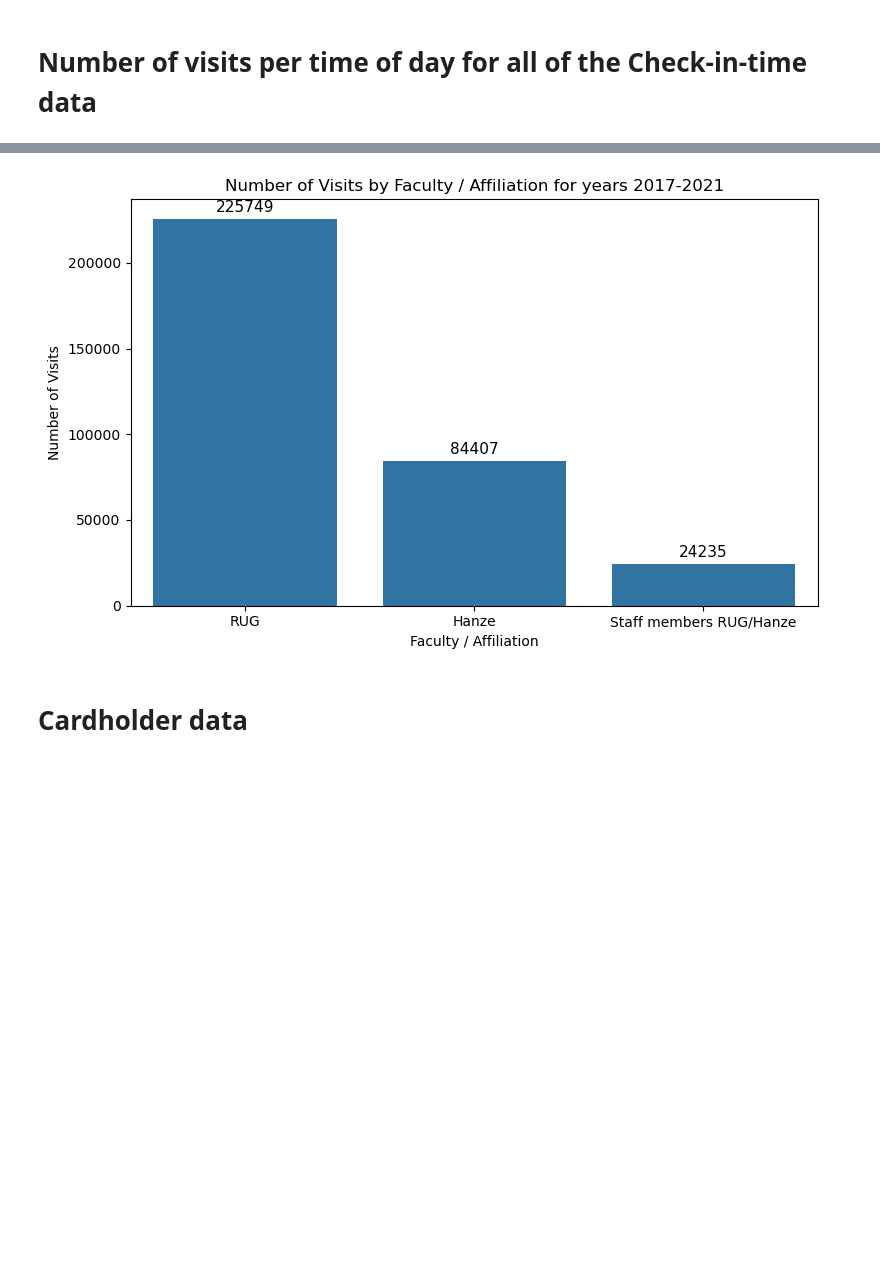
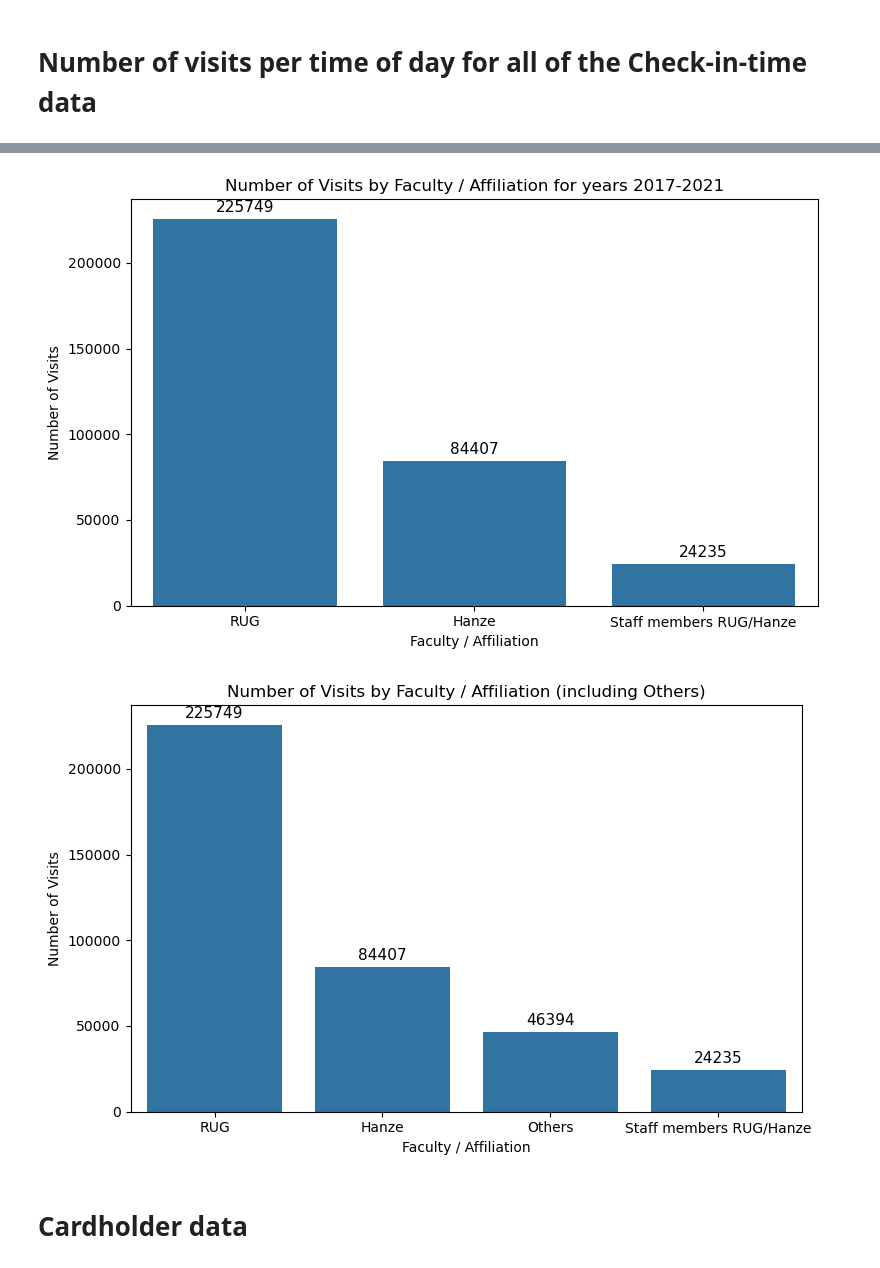
Before and after one commit to korho865/ACLO_project, a Jupyter notebook: ACLO_notebook.ipynb, the cells around one changed output, grey strips where cells are left out. Saved outputs shown, nothing was run; the diff lists cells and outputs as text; code cells hidden in the pictures; blank space fills up the shorter version.

Commit message:
others

```diff
--- a/ACLO_notebook.ipynb
+++ b/ACLO_notebook.ipynb
@@ -61,33 +61,56 @@ faculty_col = 'Lid id '  # already detected
 # Normalize values for matching (strip and lower)
 def normalize_faculty(val):
     if pd.isnull(val):
         return None
     val = str(val).strip().lower()
     if val == 'rug':
         return 'RUG'
     elif val == 'hanze':
         return 'Hanze'
     elif 'medewerker' in val and 'hanze' in val and 'rug' in val:
         return 'Staff members RUG/Hanze'
     return None
 df_visits['faculty_group'] = df_visits[faculty_col].apply(normalize_faculty)
 
 filtered = df_visits[df_visits['faculty_group'].isin(['RUG', 'Hanze', 'Staff members RUG/Hanze'])]
 
 faculty_counts = filtered['faculty_group'].value_counts().reindex(['RUG', 'Hanze', 'Staff members RUG/Hanze']).fillna(0)
 
 plt.figure(figsize=(8,5))
 sns.barplot(x=faculty_counts.index, y=faculty_counts.values)
 plt.xlabel('Faculty / Affiliation')
 plt.ylabel('Number of Visits')
 plt.title('Number of Visits by Faculty / Affiliation for years 2017-2021')
 for i, count in enumerate(faculty_counts.values):
     plt.text(i, count + max(faculty_counts.values)*0.01, int(count), ha='center', va='bottom', fontsize=11)
 plt.tight_layout()
 plt.show()
+
+
+
+# Add "Others" group for visits not matching the three main faculty groups
+filtered_faculties = ['RUG', 'Hanze', 'Staff members RUG/Hanze']
+df_visits['faculty_group_full'] = df_visits['faculty_group'].where(
+    df_visits['faculty_group'].isin(filtered_faculties), 'Others'
+)
+
+faculty_full_counts = df_visits['faculty_group_full'].value_counts().reindex(
+    ['RUG', 'Hanze', 'Others', 'Staff members RUG/Hanze']
+).fillna(0)
+
+plt.figure(figsize=(8,5))
+sns.barplot(x=faculty_full_counts.index, y=faculty_full_counts.values)
+plt.xlabel('Faculty / Affiliation')
+plt.ylabel('Number of Visits')
+plt.title('Number of Visits by Faculty / Affiliation (including Others)')
+for i, count in enumerate(faculty_full_counts.values):
+    plt.text(i, count + max(faculty_full_counts.values)*0.01, int(count), ha='center', va='bottom', fontsize=11)
+plt.tight_layout()
+plt.show()
 # %% [output]
 [figure]
 [figure]
+[figure, added]
 # %% [markdown]
 # Cardholder data
 # %%
```
